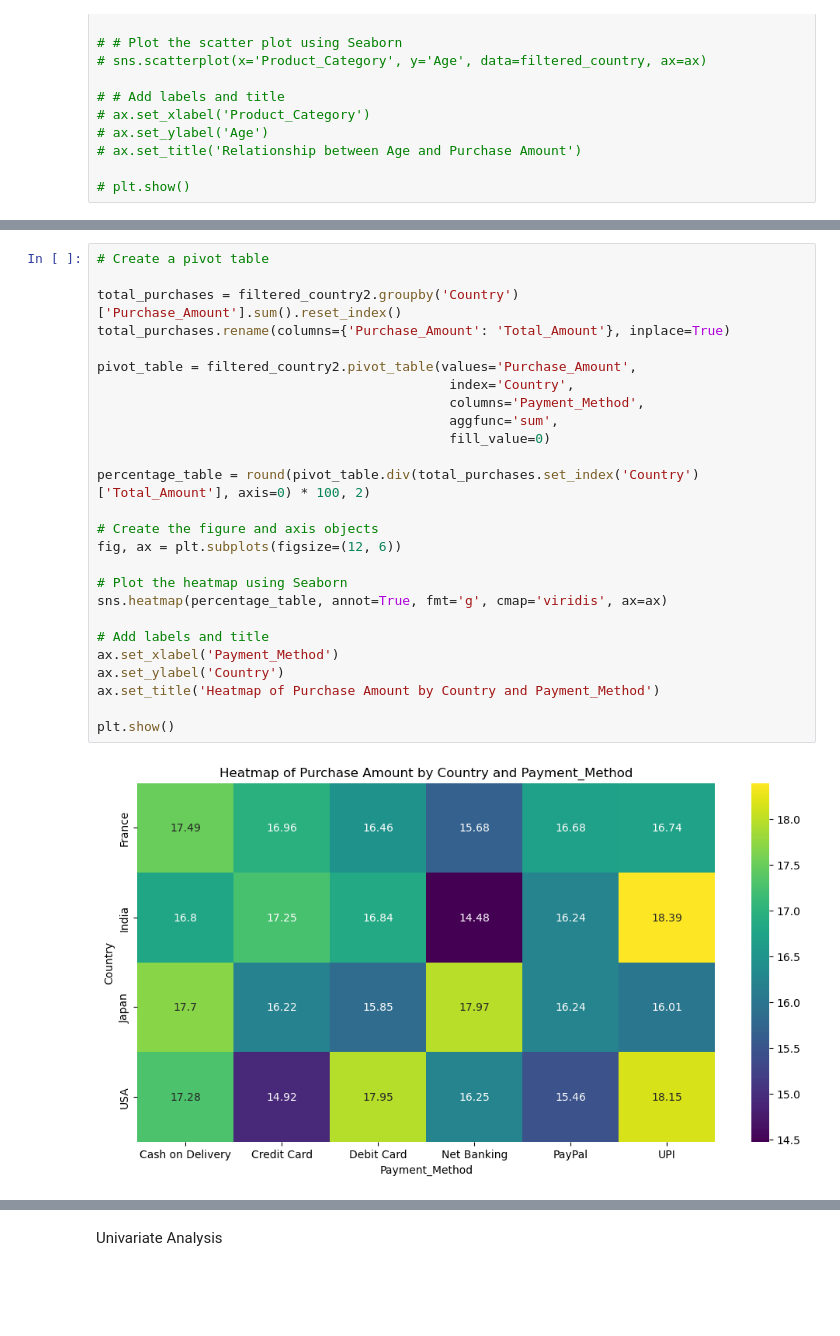
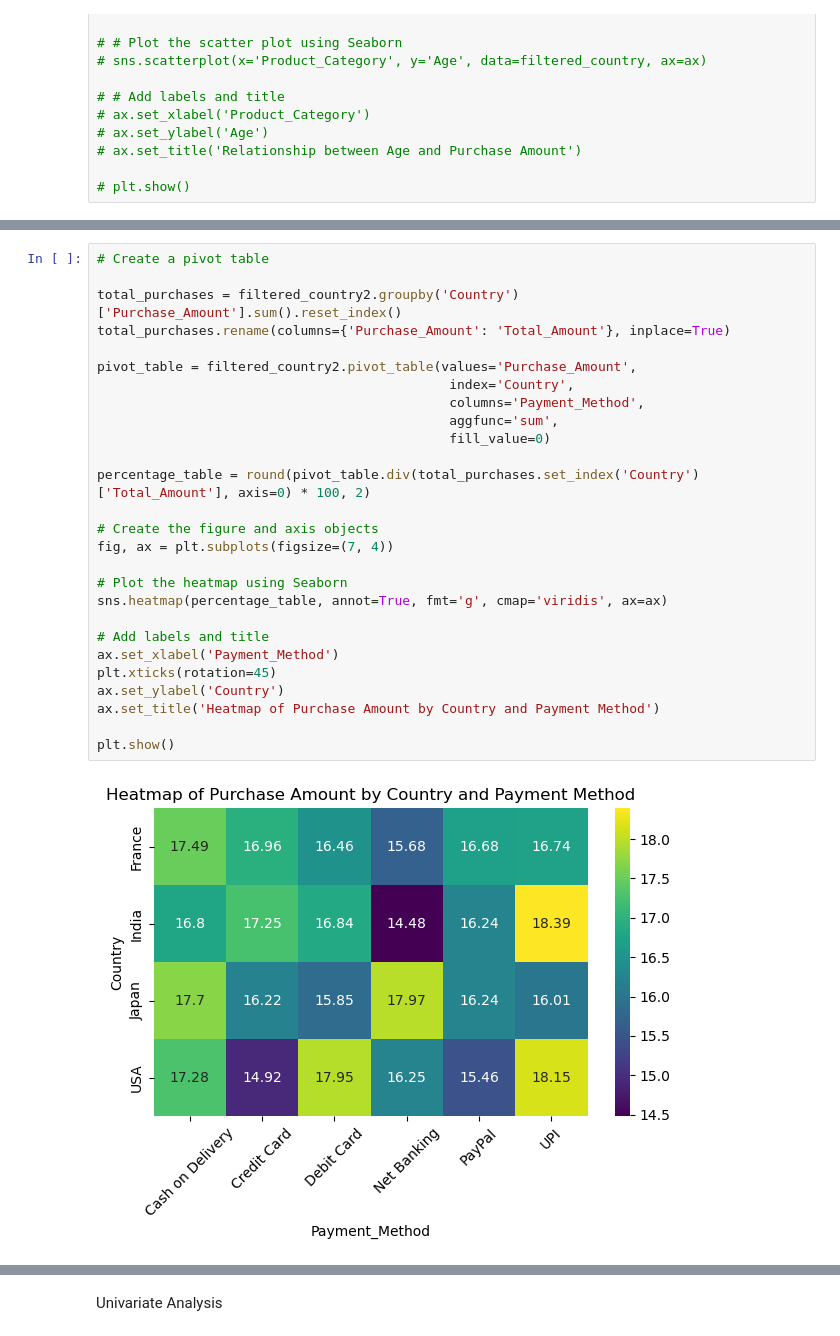
Before and after one commit to TammyLeung122/EDA-Group-5, a Jupyter notebook: EDA_E-Commerce.ipynb, the cells around one changed output, grey strips where cells are left out. Cells and saved outputs as stored; diff of their text form; blank space fills up the shorter version.

```diff
--- a/EDA_E-Commerce.ipynb
+++ b/EDA_E-Commerce.ipynb
@@ -302,29 +332,30 @@ plt.show()
 # %%
 # Create a pivot table
 
 total_purchases = filtered_country2.groupby('Country')['Purchase_Amount'].sum().reset_index()
 total_purchases.rename(columns={'Purchase_Amount': 'Total_Amount'}, inplace=True)
 
 pivot_table = filtered_country2.pivot_table(values='Purchase_Amount',
                                              index='Country',
                                              columns='Payment_Method',
                                              aggfunc='sum',
                                              fill_value=0)
 
 percentage_table = round(pivot_table.div(total_purchases.set_index('Country')['Total_Amount'], axis=0) * 100, 2)
 
 # Create the figure and axis objects
-fig, ax = plt.subplots(figsize=(12, 6))
+fig, ax = plt.subplots(figsize=(7, 4))
 
 # Plot the heatmap using Seaborn
 sns.heatmap(percentage_table, annot=True, fmt='g', cmap='viridis', ax=ax)
 
 # Add labels and title
 ax.set_xlabel('Payment_Method')
+plt.xticks(rotation=45)
 ax.set_ylabel('Country')
-ax.set_title('Heatmap of Purchase Amount by Country and Payment_Method')
+ax.set_title('Heatmap of Purchase Amount by Country and Payment Method')
 
 plt.show()
 # %% [output]
-[figure, old version]
+[figure, new version]
 # %%
```
Also changed, not shown: parts of 22 cells of this notebook.
